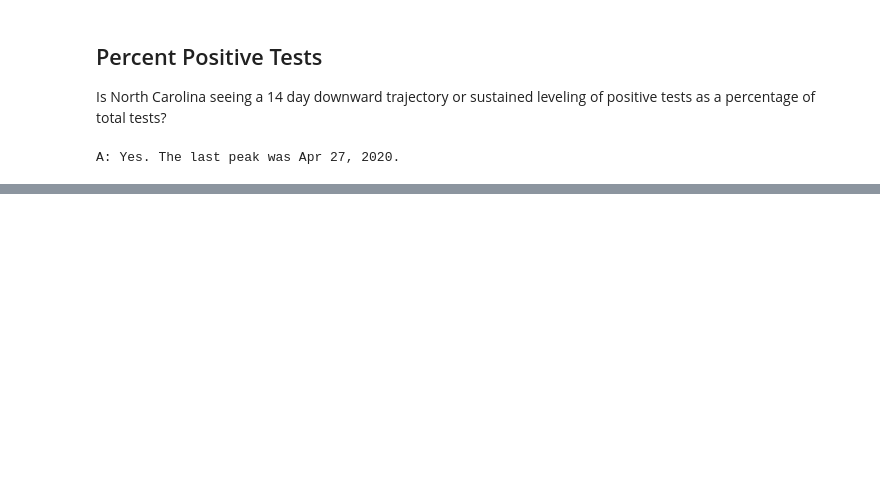
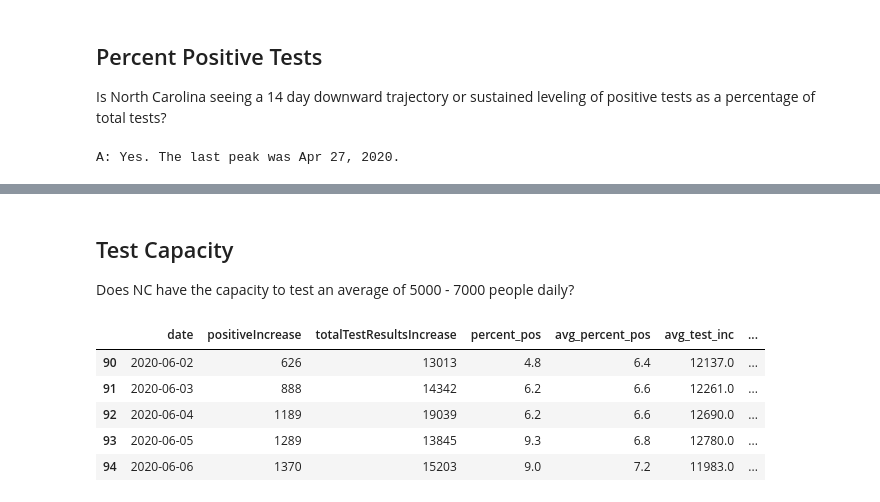
Before and after one commit to peterhaasme/nc_covid19_dashboard, a Jupyter notebook: nc_covid19_dashboard.ipynb, the cells around one changed output, grey strips where cells are left out. Saved outputs shown, nothing was run; the diff lists cells and outputs as text; code cells hidden in the pictures; blank space fills up the shorter version.

Commit message:
Started adding test capacity section

```diff
--- a/nc_covid19_dashboard.ipynb
+++ b/nc_covid19_dashboard.ipynb
@@ -308,3 +308,18 @@ percent_positive_df_bar.update_layout(
 percent_positive_df_bar
 # %% [output]
 [interactive output not drawn]
+# %% [markdown]
+## Test Capacity
+Does NC have the capacity to test an average of 5000 - 7000 people daily?
+# %%
+# Add column for 14d total test moving average
+percent_positive_df['avg_daily_tests'] = percent_positive_df['totalTestResultsIncrease'].rolling(14).mean().round()
+# %%
+percent_positive_df.tail()
+# %% [output]
+|  | date | positiveIncrease | totalTestResultsIncrease | percent_pos | avg_percent_pos | avg_test_inc | ... |
+| 90 | 2020-06-02 | 626 | 13013 | 4.8 | 6.4 | 12137.0 | ... |
+| 91 | 2020-06-03 | 888 | 14342 | 6.2 | 6.6 | 12261.0 | ... |
+| 92 | 2020-06-04 | 1189 | 19039 | 6.2 | 6.6 | 12690.0 | ... |
+| 93 | 2020-06-05 | 1289 | 13845 | 9.3 | 6.8 | 12780.0 | ... |
+| 94 | 2020-06-06 | 1370 | 15203 | 9.0 | 7.2 | 11983.0 | ... |
```
